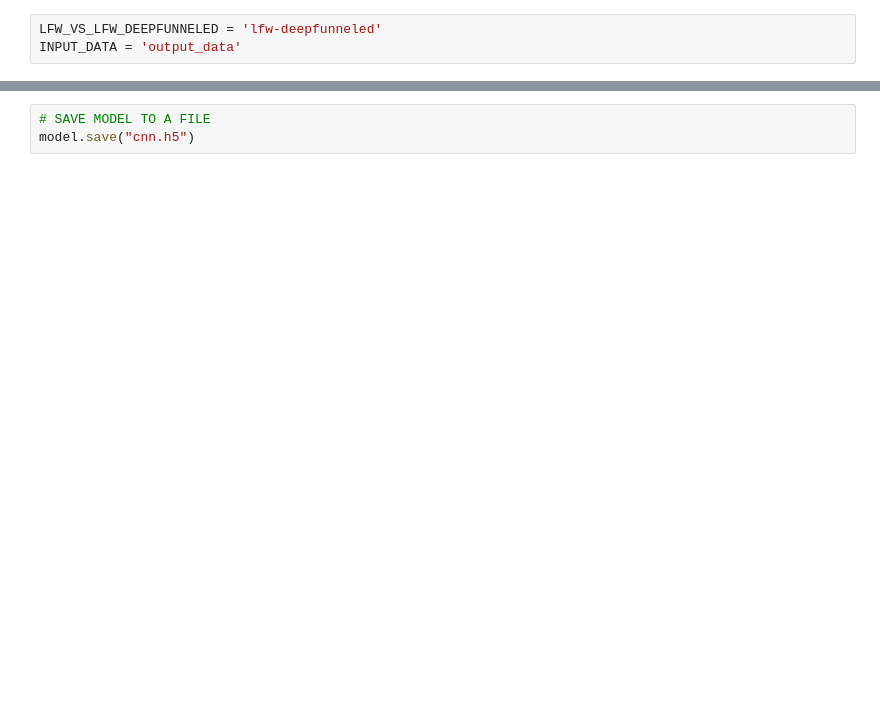
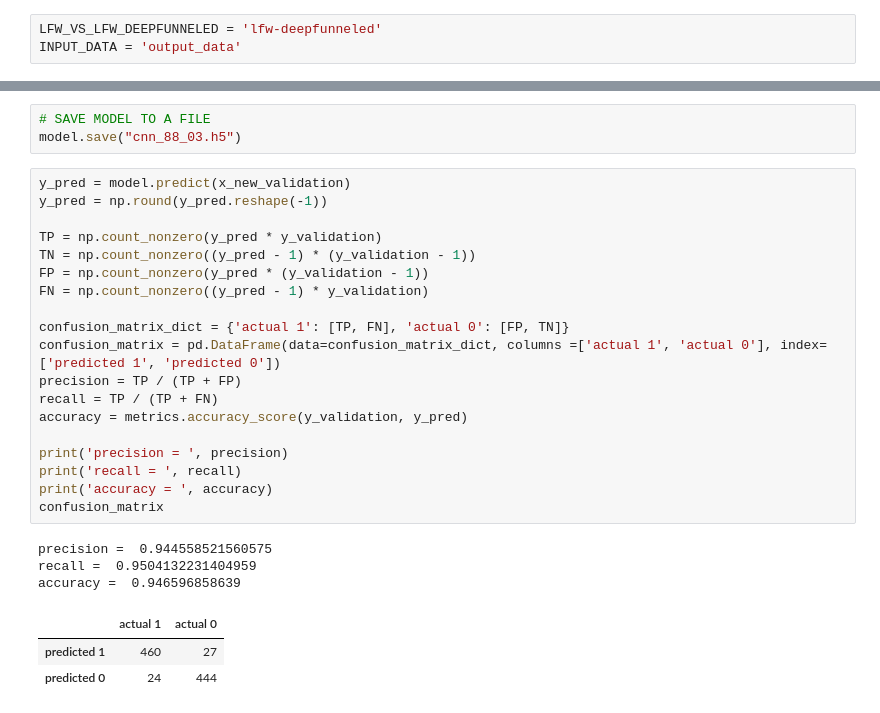
Before and after one commit to maciej3031/face_gender_recognition, a Jupyter notebook: CNN/face_gender_recognition_CNN.ipynb, the cells around one changed output, grey strips where cells are left out. Cells and saved outputs as stored; diff of their text form; blank space fills up the shorter version.

```diff
--- a/CNN/face_gender_recognition_CNN.ipynb
+++ b/CNN/face_gender_recognition_CNN.ipynb
@@ -189,3 +231,29 @@ show_loss(history)
 # %%
 # SAVE MODEL TO A FILE
-model.save("cnn.h5")
+model.save("cnn_88_03.h5")
+# %%
+y_pred = model.predict(x_new_validation)
+y_pred = np.round(y_pred.reshape(-1))
+
+TP = np.count_nonzero(y_pred * y_validation)
+TN = np.count_nonzero((y_pred - 1) * (y_validation - 1))
+FP = np.count_nonzero(y_pred * (y_validation - 1))
+FN = np.count_nonzero((y_pred - 1) * y_validation)
+
+confusion_matrix_dict = {'actual 1': [TP, FN], 'actual 0': [FP, TN]}
+confusion_matrix = pd.DataFrame(data=confusion_matrix_dict, columns =['actual 1', 'actual 0'], index=['predicted 1', 'predicted 0'])
+precision = TP / (TP + FP)
+recall = TP / (TP + FN)
+accuracy = metrics.accuracy_score(y_validation, y_pred)
+
+print('precision = ', precision)
+print('recall = ', recall)
+print('accuracy = ', accuracy)
+confusion_matrix
+# %% [output]
+precision =  0.944558521560575
+recall =  0.9504132231404959
+accuracy =  0.946596858639
+|  | actual 1 | actual 0 |
+| predicted 1 | 460 | 27 |
+| predicted 0 | 24 | 444 |
```
Also changed, not shown: parts of 16 cells of this notebook, 1 other file.
